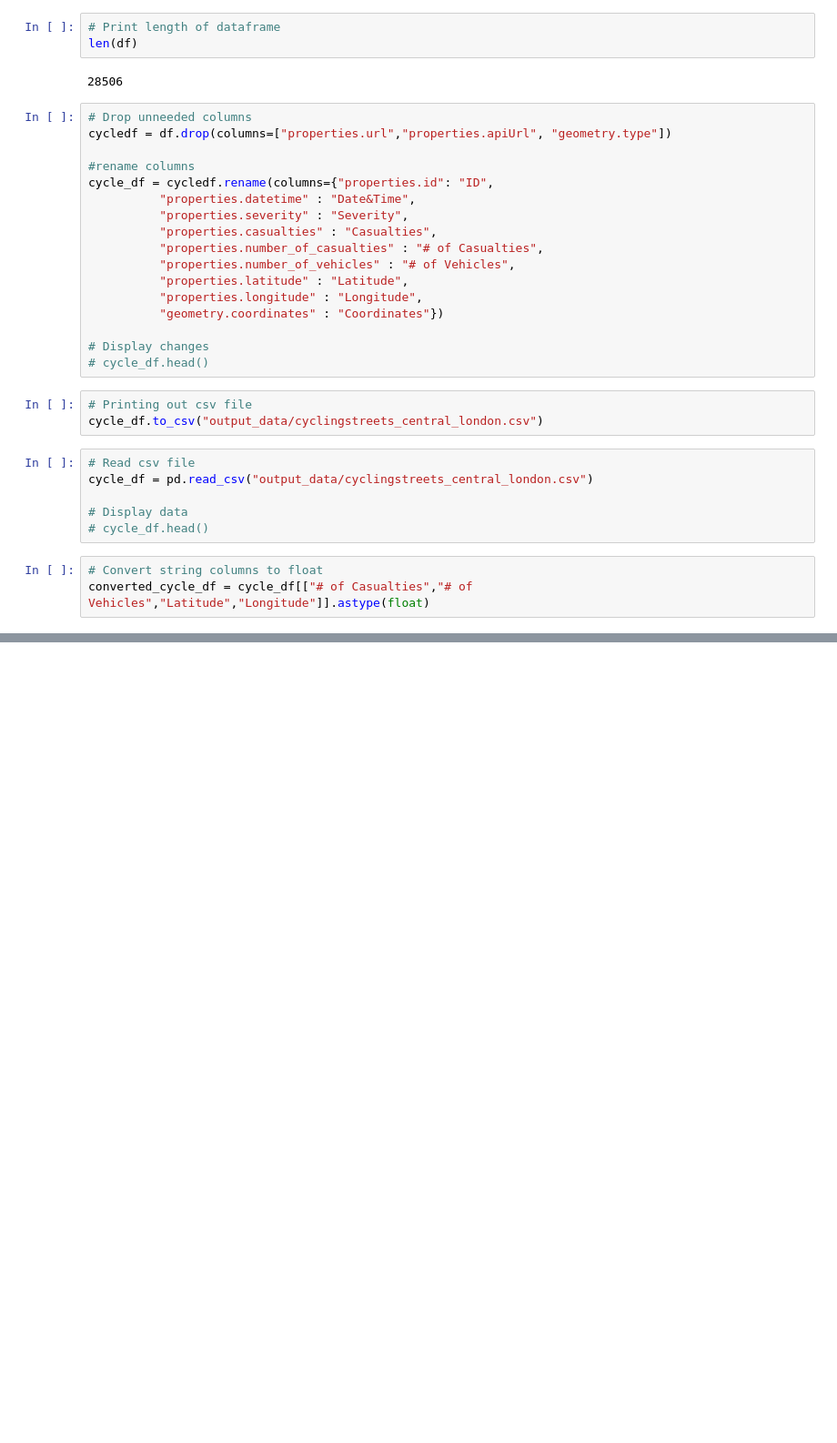
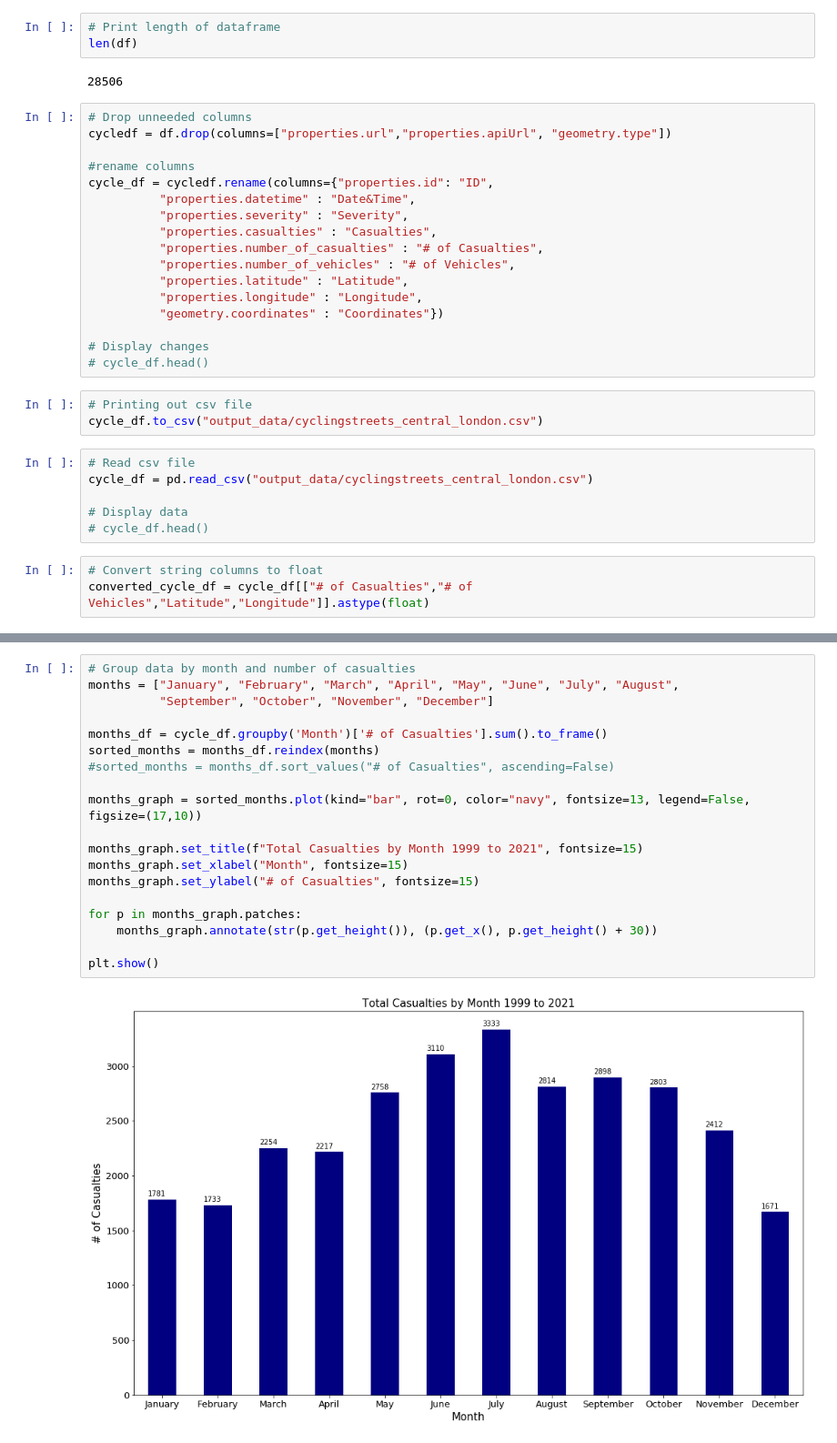
Before and after one commit to rawlam/cycling-collision-stats, a Jupyter notebook: cyclestreet_london.ipynb, the cells around one changed output, grey strips where cells are left out. Shown at 91% size. Cells and saved outputs as stored; diff of their text form; blank space fills up the shorter version.

```diff
--- a/cyclestreet_london.ipynb
+++ b/cyclestreet_london.ipynb
@@ -86,0 +155,21 @@ map1
+# %%
+# Group data by month and number of casualties
+months = ["January", "February", "March", "April", "May", "June", "July", "August",
+          "September", "October", "November", "December"]
+
+months_df = cycle_df.groupby('Month')['# of Casualties'].sum().to_frame()
+sorted_months = months_df.reindex(months)
+#sorted_months = months_df.sort_values("# of Casualties", ascending=False)
+
+months_graph = sorted_months.plot(kind="bar", rot=0, color="navy", fontsize=13, legend=False, figsize=(17,10))
+
+months_graph.set_title(f"Total Casualties by Month 1999 to 2021", fontsize=15)
+months_graph.set_xlabel("Month", fontsize=15)
+months_graph.set_ylabel("# of Casualties", fontsize=15)
+
+for p in months_graph.patches:
+    months_graph.annotate(str(p.get_height()), (p.get_x(), p.get_height() + 30))
+
+plt.show()
+# %% [output]
+[figure, added]
```
Also changed, not shown: parts of 14 cells of this notebook, 9 other files.
